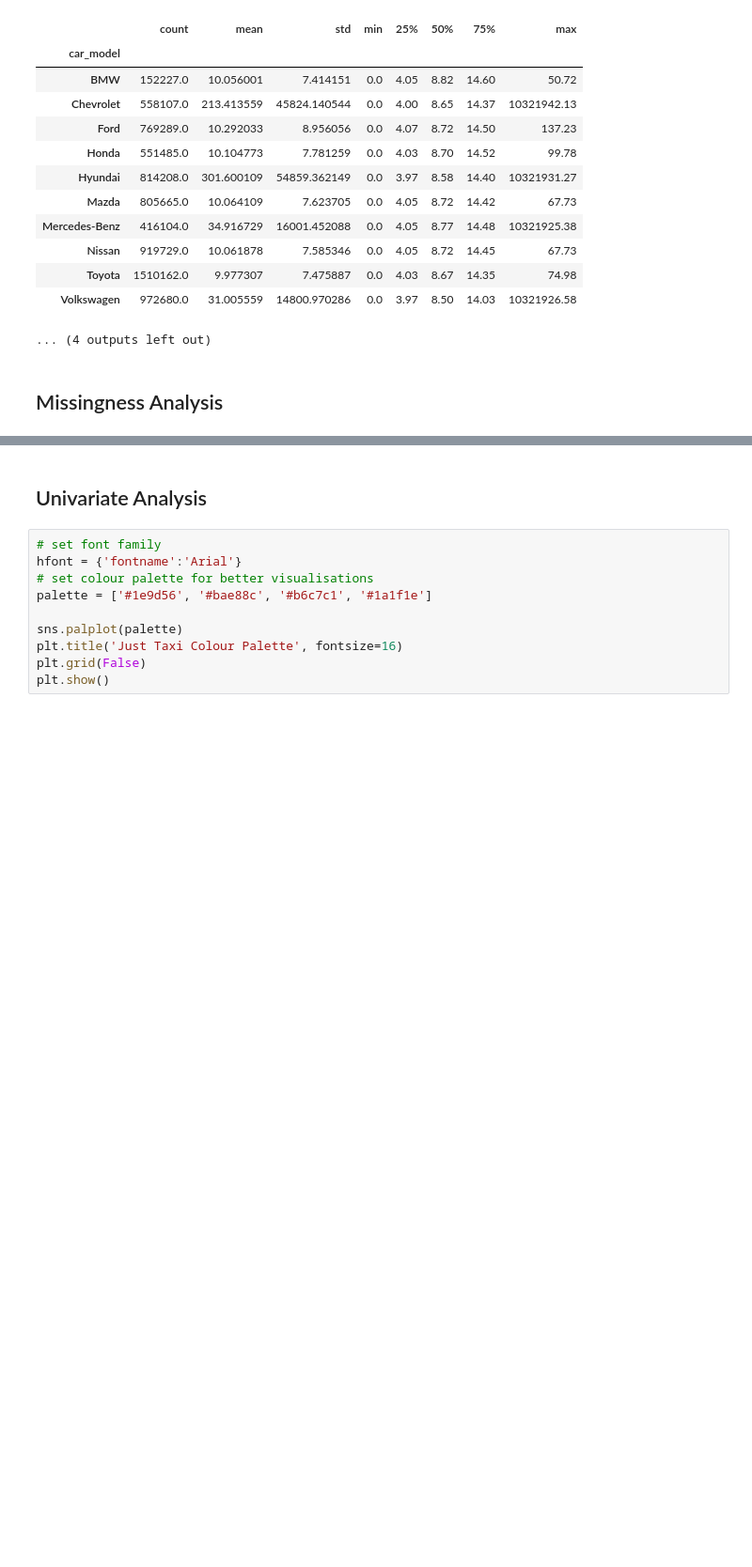
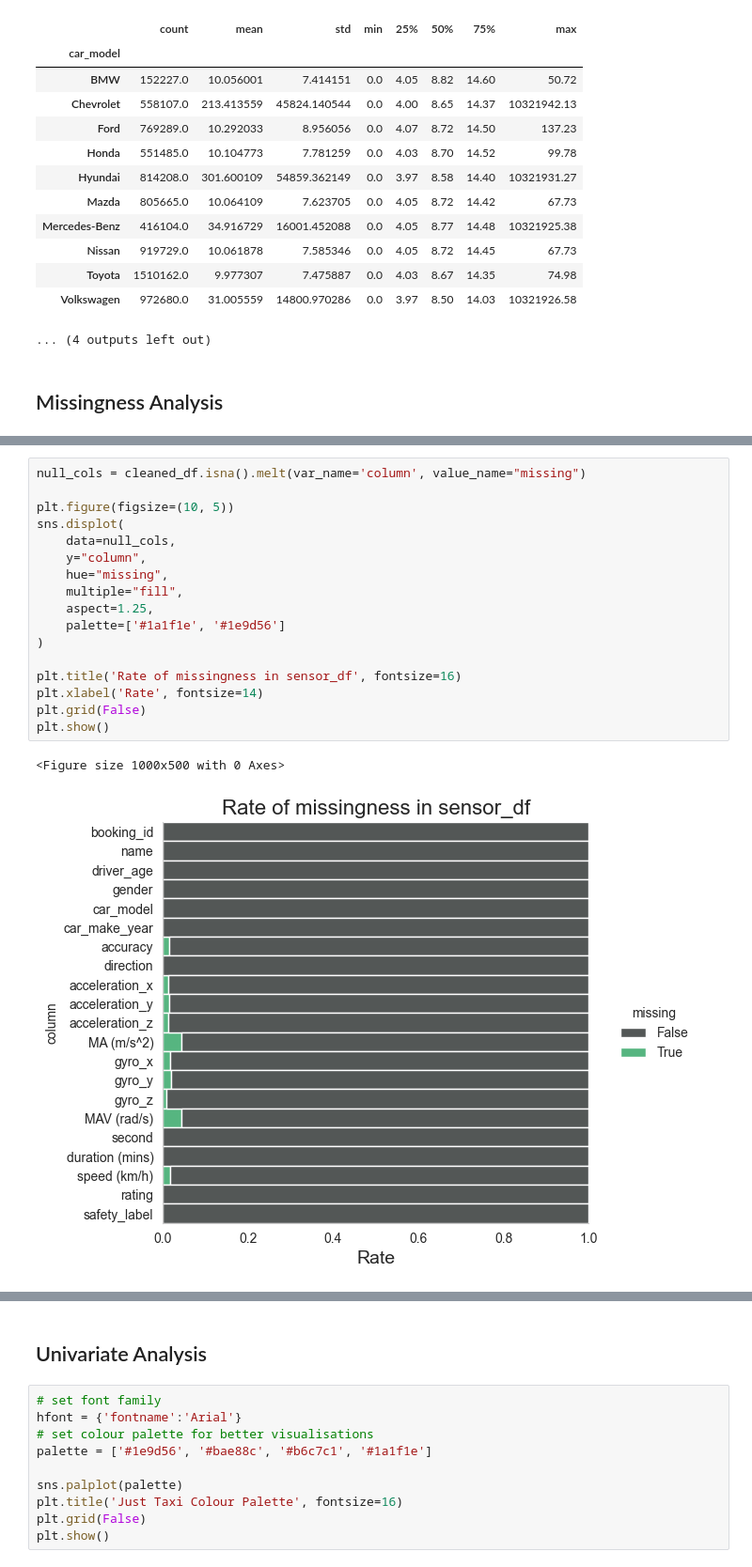
Before and after one commit to timothyckl/Just-Taxi-Analysis, a Jupyter notebook: analysis/eda.ipynb, the cells around one changed output, grey strips where cells are left out. Shown: that part at 94% size. Drawn from its saved outputs; the diff is of its cells as text; blank space fills up the shorter version.

```diff
--- a/analysis/eda.ipynb
+++ b/analysis/eda.ipynb
@@ -381,0 +410,20 @@ Trip duration (m) by car model
+# %%
+null_cols = cleaned_df.isna().melt(var_name='column', value_name="missing")
+
+plt.figure(figsize=(10, 5))
+sns.displot(
+    data=null_cols,
+    y="column",
+    hue="missing",
+    multiple="fill",
+    aspect=1.25,
+    palette=['#1a1f1e', '#1e9d56']
+)
+
+plt.title('Rate of missingness in sensor_df', fontsize=16)
+plt.xlabel('Rate', fontsize=14)
+plt.grid(False)
+plt.show()
+# %% [output]
+<Figure size 1000x500 with 0 Axes>
+[figure, added]
```
Also changed, not shown: parts of 13 cells of this notebook.
